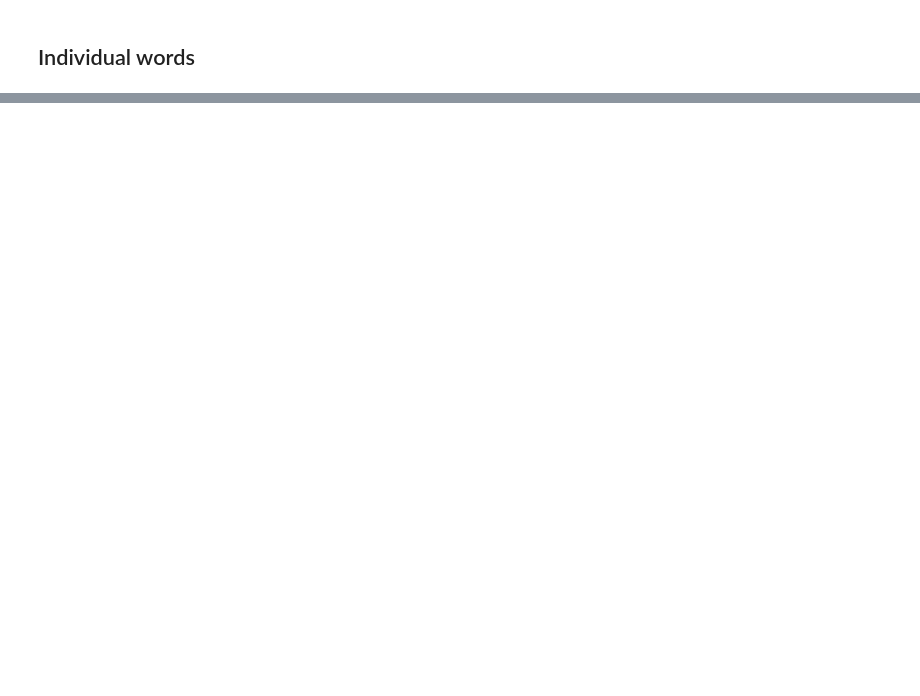
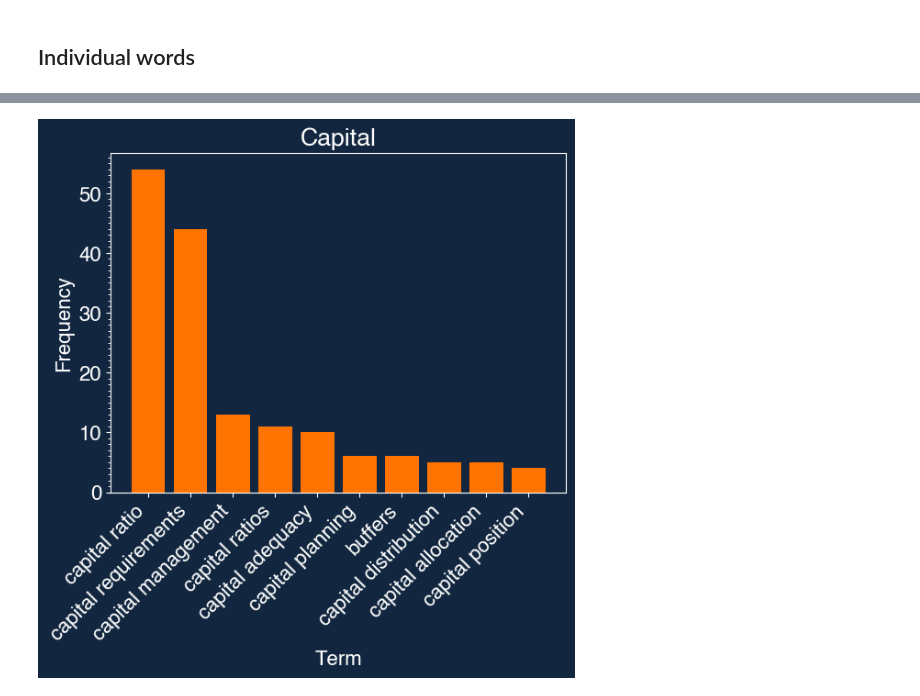
Before and after one commit to george-m2/financial-reports-data-mining, a Jupyter notebook: textExtractionDemo.ipynb, the cells around one changed output, grey strips where cells are left out. Cells and saved outputs as stored; diff of their text form; code cells hidden in the pictures; blank space fills up the shorter version.

```diff
--- a/textExtractionDemo.ipynb
+++ b/textExtractionDemo.ipynb
@@ -157,0 +176,4 @@ plot_category(10, 'Liquidity')
+# %%
+plot_category(10, 'Capital', jpm_df)
+# %% [output]
+[figure, added]
```
Also changed, not shown: parts of 20 cells of this notebook, 1 other file.
